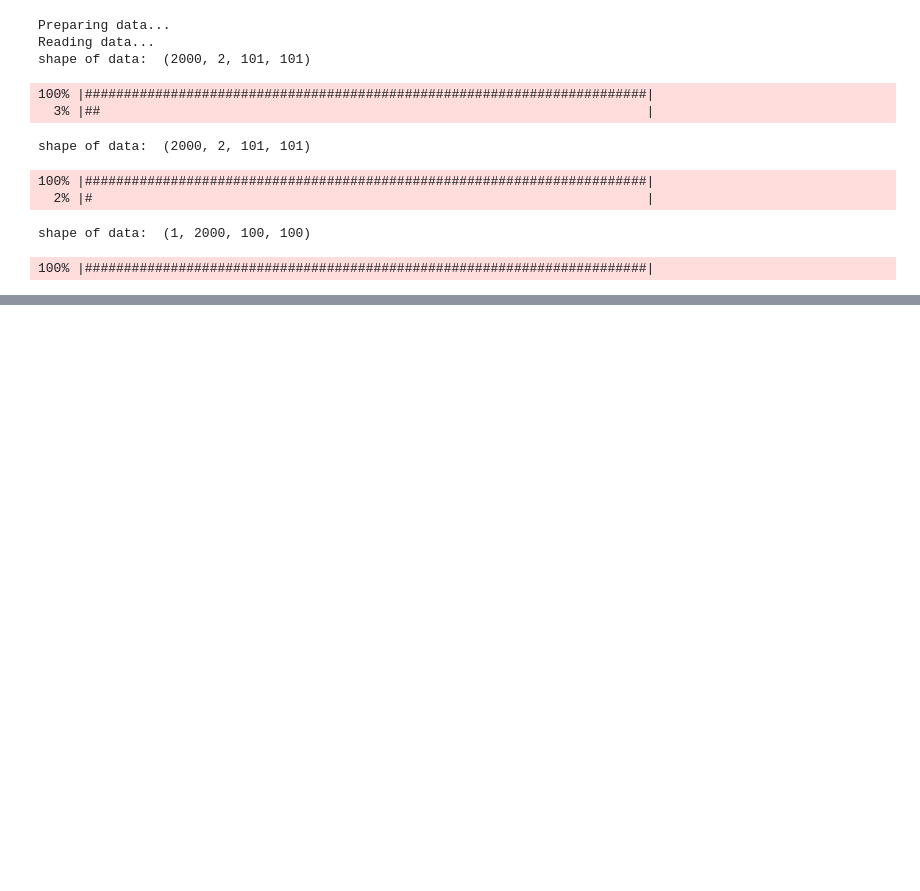
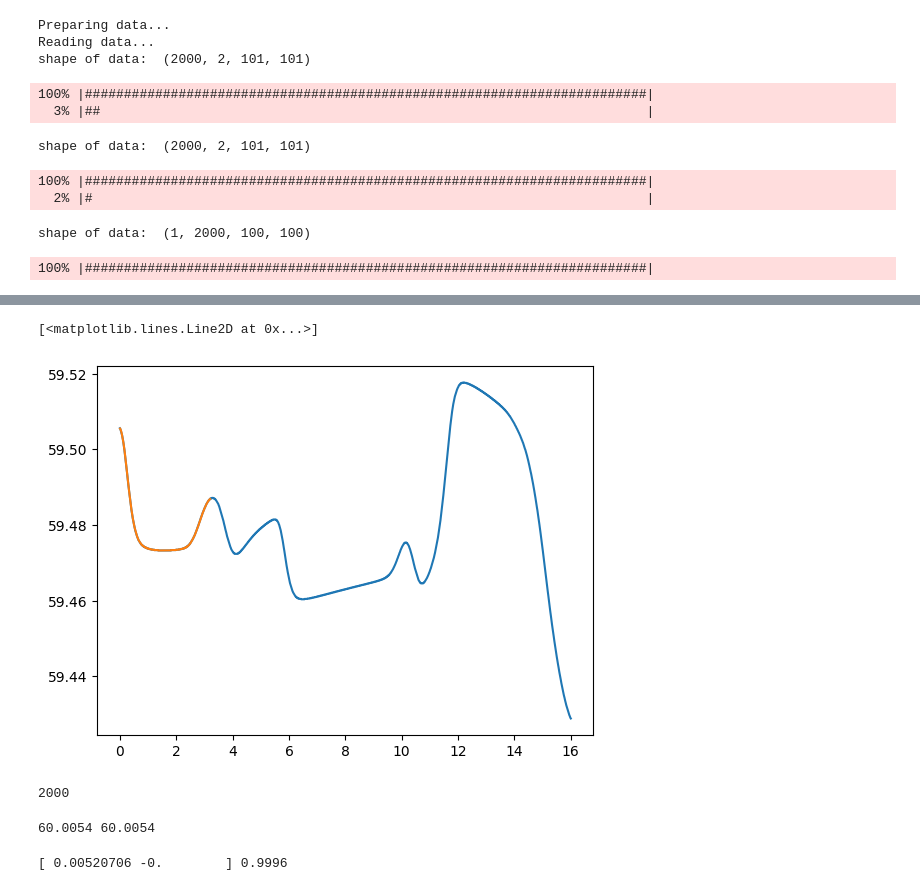
Before and after one commit to LukasBremer/adoptODE_smmodell, a Jupyter notebook: Spring_mass_model/sm_main.ipynb, the cells around one changed output, grey strips where cells are left out. Drawn from its saved outputs; the diff is of its cells as text; code cells hidden in the pictures; blank space fills up the shorter version.

```diff
--- a/Spring_mass_model/sm_main.ipynb
+++ b/Spring_mass_model/sm_main.ipynb
@@ -160,0 +238,25 @@ dataset = simple_simulation(define_system,
+# %%
+plt.plot(t_evals,x_cm[0,:,0])
+plt.plot(t[5:],x_cmlist[5:])
+# %% [output]
+[<matplotlib.lines.Line2D at 0x...>]
+[figure, added]
+# %%
+len(x_cmlist)
+len(x_cm[0,:,0])
+# %% [output]
+2000
+# %%
+print(x_i[0,0],x[0])
+# %% [output]
+60.0054 60.0054
+# %%
+i=3
+f_test = f_ij(x_i[1,:],x_j[i,0,:],real_params['k_g'],1)
+x_i_test = x_i[0,:]
+x_i_pf_test = x_i_test + f_test
+
+print(f_test,jnp.linalg.norm(x_i[1,:]-x_j[i,1,:]))
+#plot arrow from x_i_test to x_i_pf_test
+# %% [output]
+[ 0.00520706 -0.        ] 0.9996
```
Also changed, not shown: parts of 21 cells of this notebook, 3 other files.
